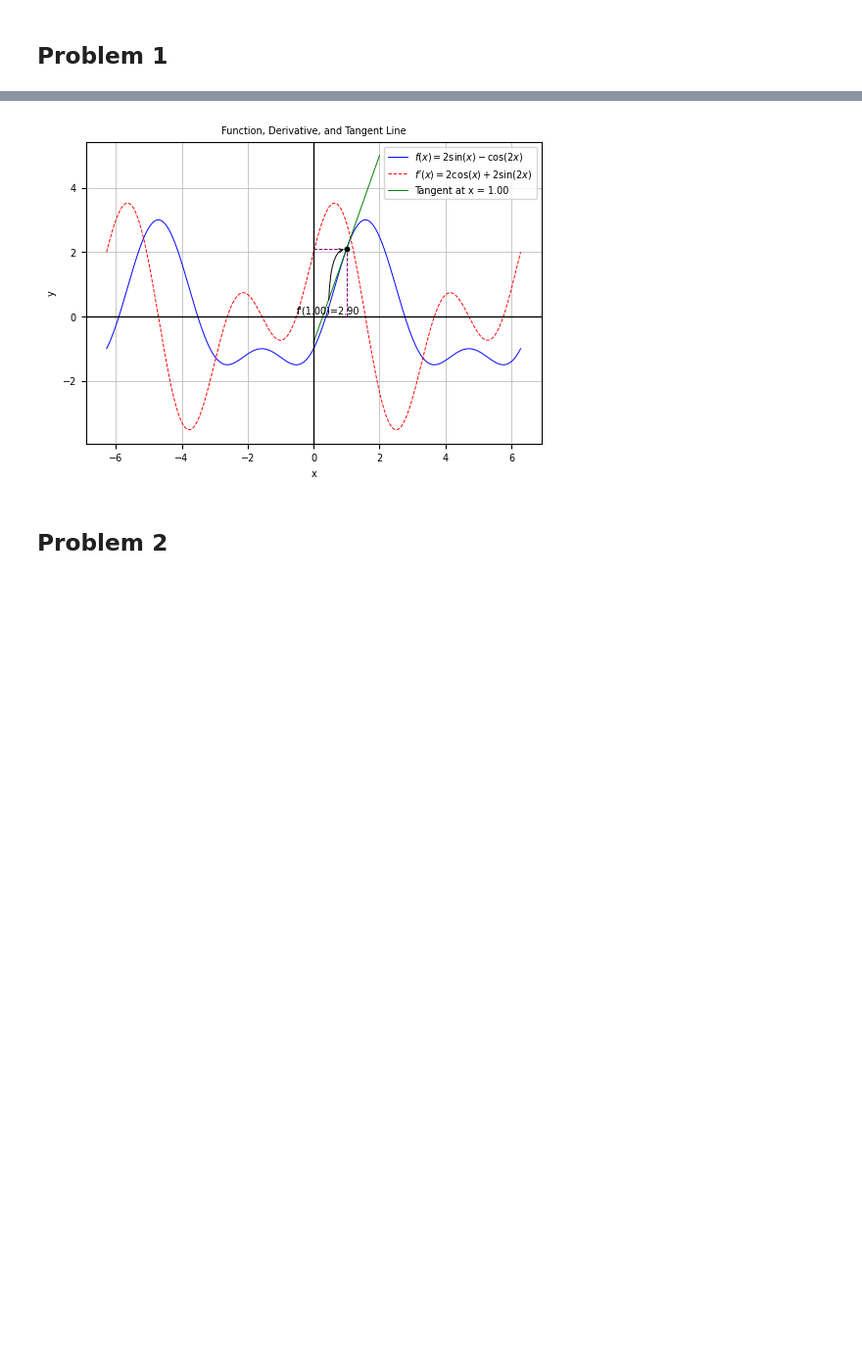
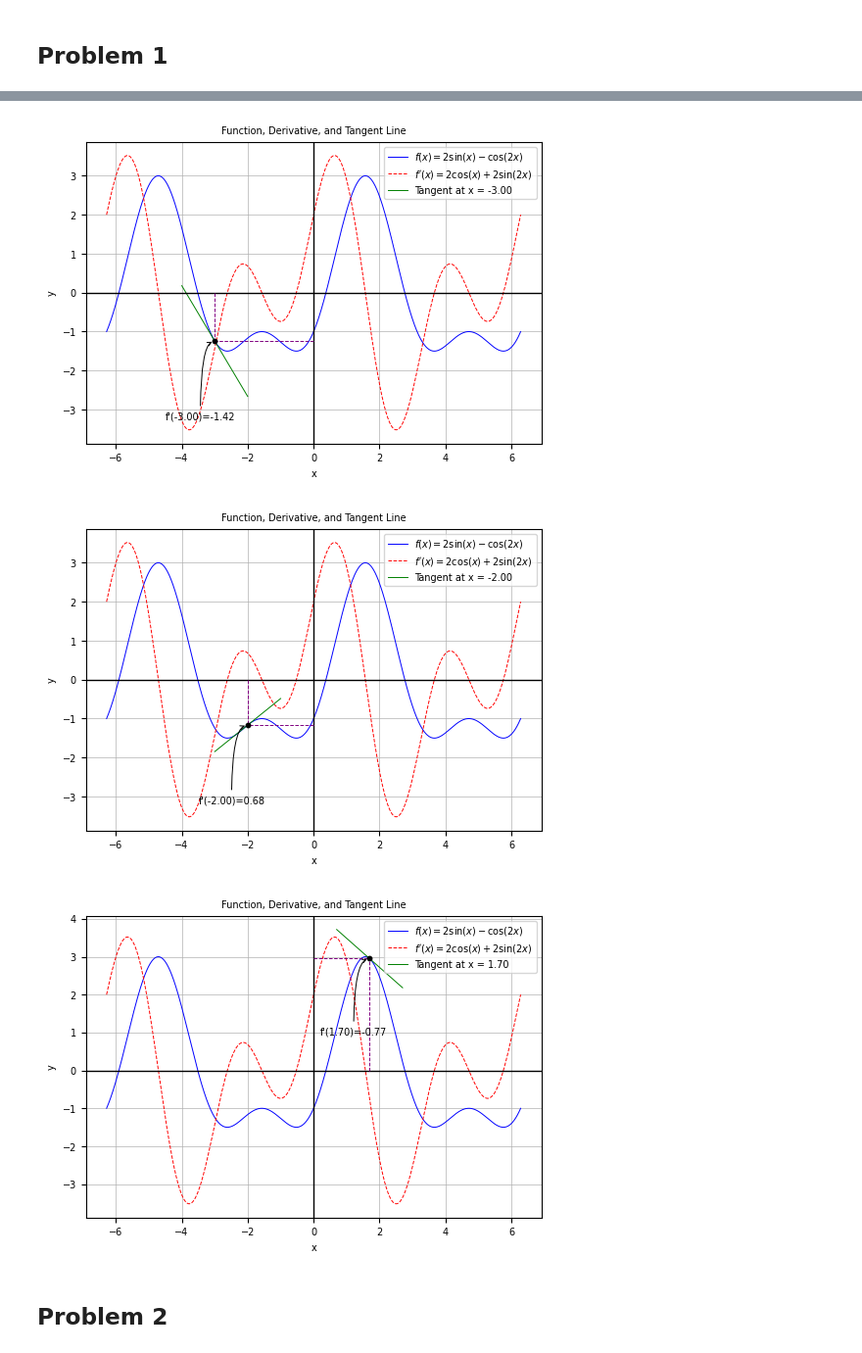
Before and after one commit to ilyachti/statprac, a Jupyter notebook: hw2.ipynb, the cells around one changed output, grey strips where cells are left out. Shown: that part at 98% size. Saved outputs shown, nothing was run; the diff lists cells and outputs as text; code cells hidden in the pictures; blank space fills up the shorter version.

```diff
--- a/hw2.ipynb
+++ b/hw2.ipynb
@@ -38,35 +38,39 @@ def beauty_derivative_plot(x):
     y_prime_values = f_prime(x_values)
     tangent_range = np.linspace(x - 1, x + 1, 200)
     tangent_line = f(x) + f_prime(x)*(tangent_range - x)
     plt.figure(figsize=(6, 4))
     plt.plot(x_values, y_values, 'b', label = r'$f(x) = 2\sin(x) - \cos(2x)$', linewidth=0.7)
     plt.plot(x_values, y_prime_values, 'r--', label = r"$f'(x) = 2\cos(x) + 2\sin(2x)$", linewidth=0.7)
     plt.plot(tangent_range, tangent_line, 'g', label = f'Tangent at x = {x:.2f}', linewidth=0.7)
     plt.axhline(0, color='black', linewidth=1)  # x-axis
     plt.axvline(0, color='black', linewidth=1)  # y-axis
 
     plt.scatter(x, f(x), color='black', zorder = 5, s = 10)
     plt.plot([x, x], [0, f(x)], color = 'purple', linestyle = '--', linewidth=0.7)
     plt.plot([0, x], [f(x), f(x)], color='purple', linestyle='--', linewidth=0.7)
     plt.grid(True, linewidth=0.5)
     plt.title('Function, Derivative, and Tangent Line', fontsize=7)
     plt.legend(loc='upper right', fontsize=7)
     plt.xlabel('x', fontsize = 7)
     plt.ylabel('y', fontsize = 7)
     arrowprops = {
         'arrowstyle': '->',
         'connectionstyle': 'angle3',
         'linewidth': 0.7
     }
     plt.annotate(f"f'({x:.2f})={f_prime(x):.2f}", xy=(x, f(x)), xytext=(x - 1.5, f(x) - 2), arrowprops=arrowprops, fontsize = 7)
     plt.xticks(fontsize = 7)
     plt.yticks(fontsize = 7)
 
     plt.show
 
-beauty_derivative_plot(1)
+beauty_derivative_plot(-3)
+beauty_derivative_plot(-2)
+beauty_derivative_plot(1.7)
 # %% [output]
-[figure, old version]
+[figure, new version]
+[figure, added]
+[figure, added]
 # %% [markdown]
 ## Problem 2
 # %% [markdown]
```
